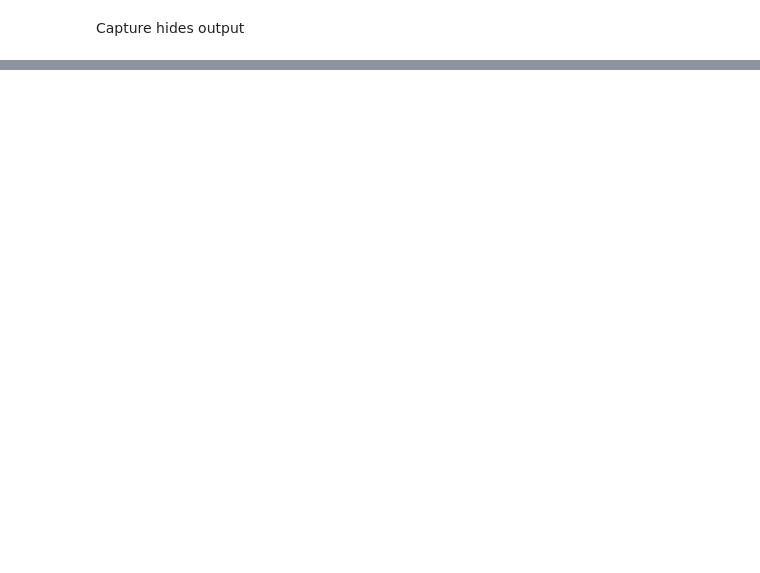
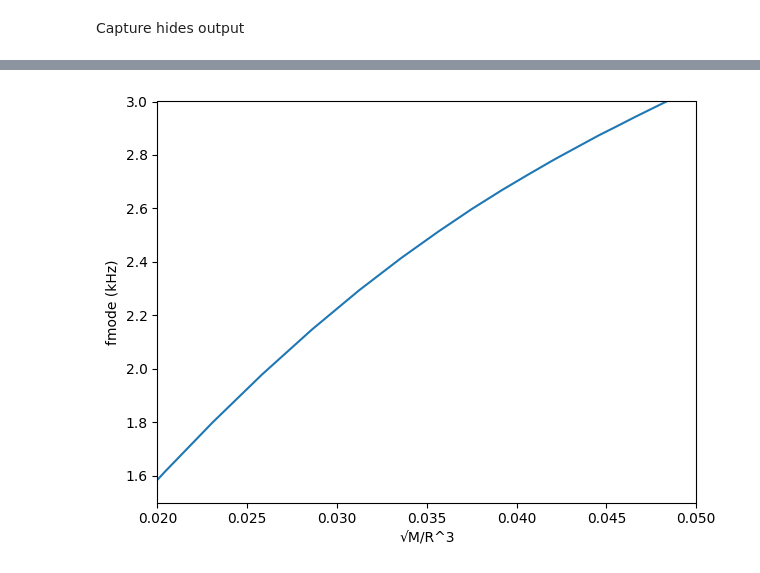
Before and after one commit to utkarsh7236/fmodes, a Jupyter notebook: fmode_mass_plot2.ipynb, the cells around one changed output, grey strips where cells are left out. Saved outputs shown, nothing was run; the diff lists cells and outputs as text; code cells hidden in the pictures; blank space fills up the shorter version.

```diff
--- a/fmode_mass_plot2.ipynb
+++ b/fmode_mass_plot2.ipynb
@@ -265,0 +272,9 @@ plt.show()
+# %%
+plt.plot(np.sqrt((mass_arr/msun)/((radius_arr/km2cm)**3)), f_mode_arr*hz2khz)
+plt.xlabel("√M/R^3")
+plt.ylabel("fmode (kHz)")
+plt.xlim(0.02, 0.05)
+plt.ylim(1.5, 3)
+plt.show()
+# %% [output]
+[figure, added]
```
Also changed, not shown: parts of 6 cells of this notebook, 2 other files.
